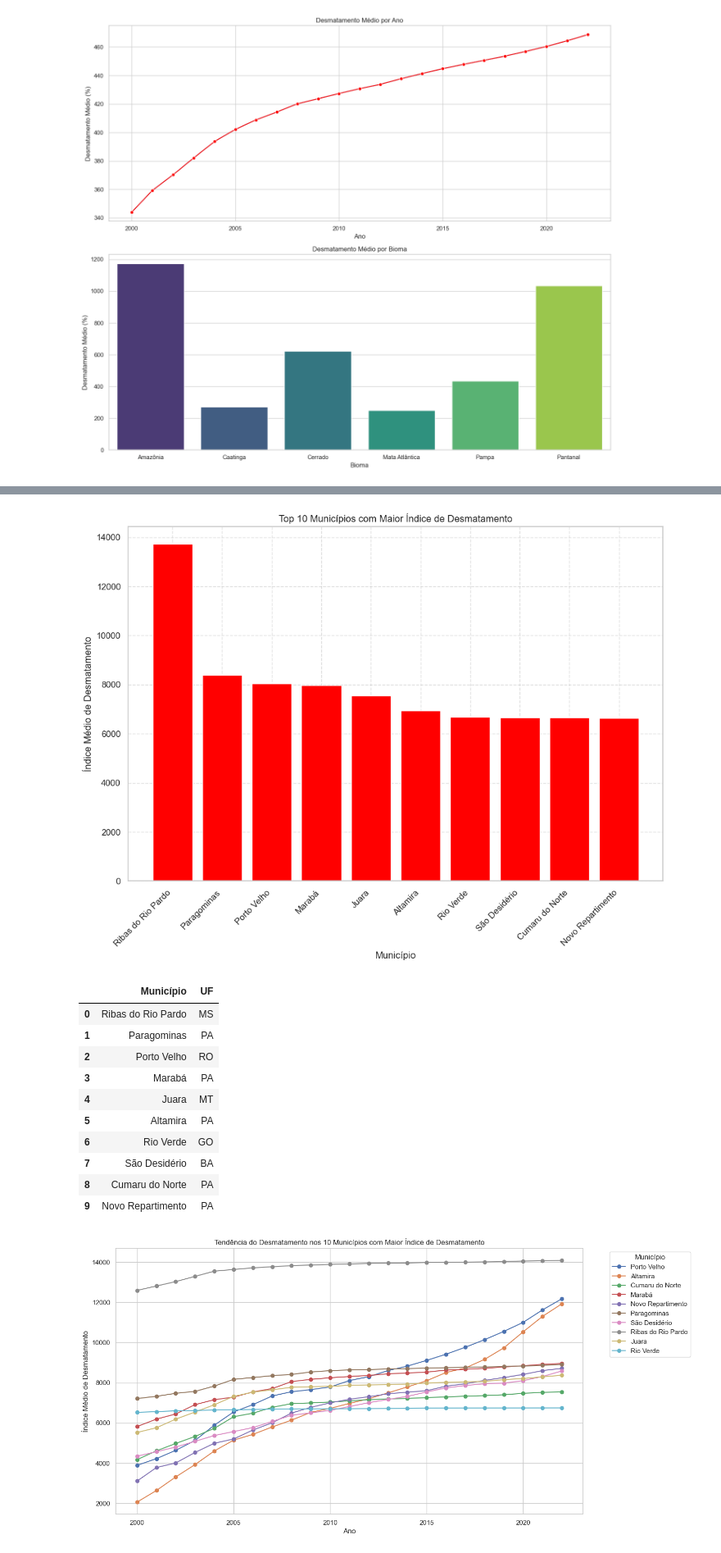
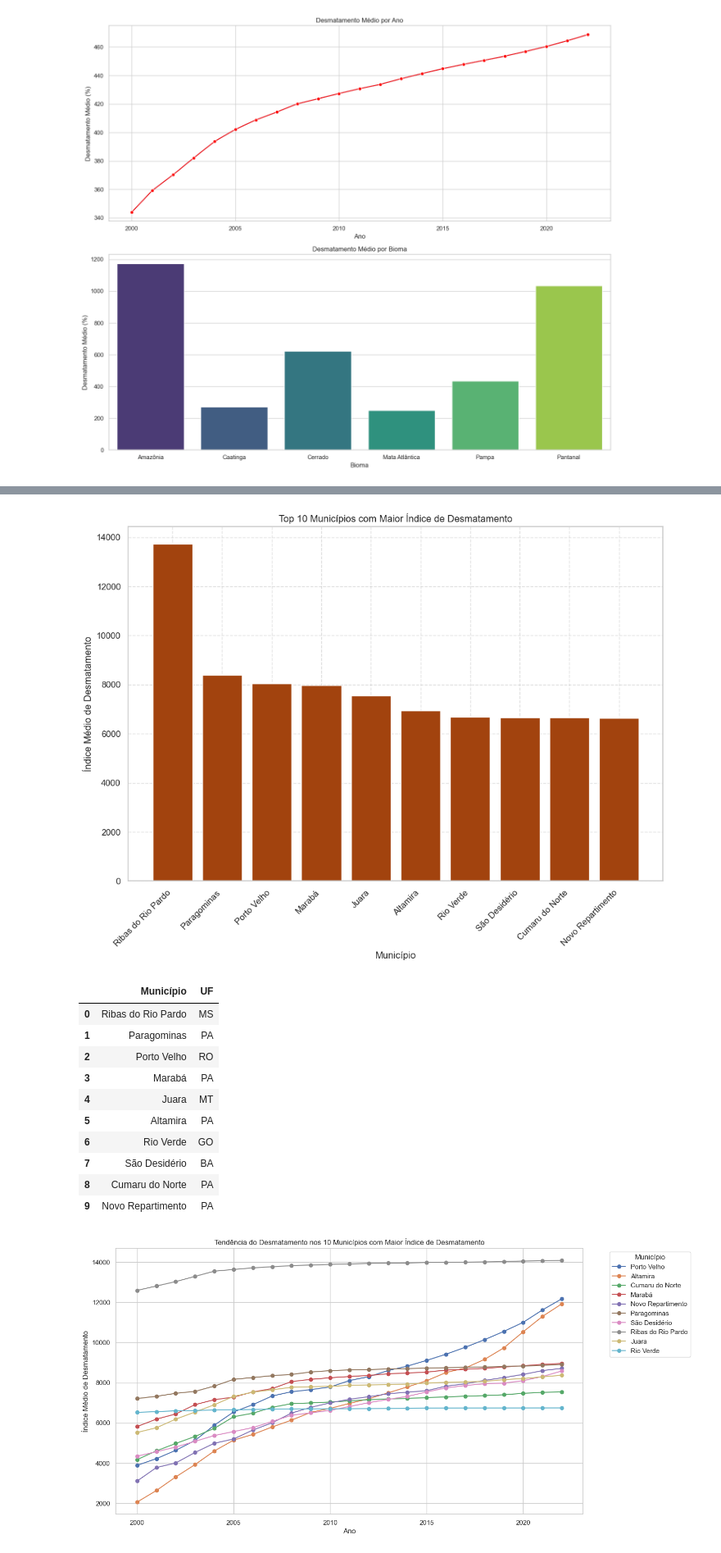
Before and after one commit to aldemaas/dados_desmatamento, a Jupyter notebook: relatorio.ipynb, the cells around one changed output, grey strips where cells are left out. Shown at 82% size. Saved outputs shown, nothing was run; the diff lists cells and outputs as text; code cells hidden in the pictures.

Commit message:
correção dos plots

```diff
--- a/relatorio.ipynb
+++ b/relatorio.ipynb
@@ -136,35 +137,35 @@ plt.show()
 # %%
 # Agrupando e calculando a média do desmatamento
 municipios_desmatamento = desmatamento.groupby('id_municipio')['desmatado'].mean()
 
 # Ordenando os municípios pelo desmatamento médio
 top_desmatamento = municipios_desmatamento.sort_values(ascending=False).head(20)
 
 top_desmatamento
 
 # Selecionando apenas os top 10 municípios com o maior índice de desmatamento
 top_10_desmatamento = top_desmatamento.head(10)
 
 # Mapeando os códigos dos municípios aos seus respectivos nomes usando o código IBGE7
 top_10_desmatamento_names = top_10_desmatamento.reset_index().merge(municipios_data, left_on='id_municipio', right_on='IBGE7', how='left')
 
 # Selecionando as colunas relevantes para o gráfico
 top_10_desmatamento_names = top_10_desmatamento_names[['Município', 'desmatado', 'UF']]
 
 # Preparando o gráfico com nomes de municípios
 plt.figure(figsize=(12, 8))
-plt.bar(top_10_desmatamento_names['Município'], top_10_desmatamento_names['desmatado'], color='red')
+plt.bar(top_10_desmatamento_names['Município'], top_10_desmatamento_names['desmatado'], color='#A2430E')
 plt.title('Top 10 Municípios com Maior Índice de Desmatamento')
 plt.xlabel('Município')
 plt.ylabel('Índice Médio de Desmatamento')
 plt.xticks(rotation=45, ha='right')
 plt.grid(True, linestyle='--', alpha=0.6)
 plt.show()
 
 # Mostrando os nomes e os estados dos municípios para verificação
 top_10_desmatamento_names[['Município', 'UF']]
 # %% [output]
-[figure, old version]
+[figure, new version]
 |  | Município | UF |
 | 0 | Ribas do Rio Pardo | MS |
 | 1 | Paragominas | PA |
```
Also changed, not shown: parts of 2 cells of this notebook.
